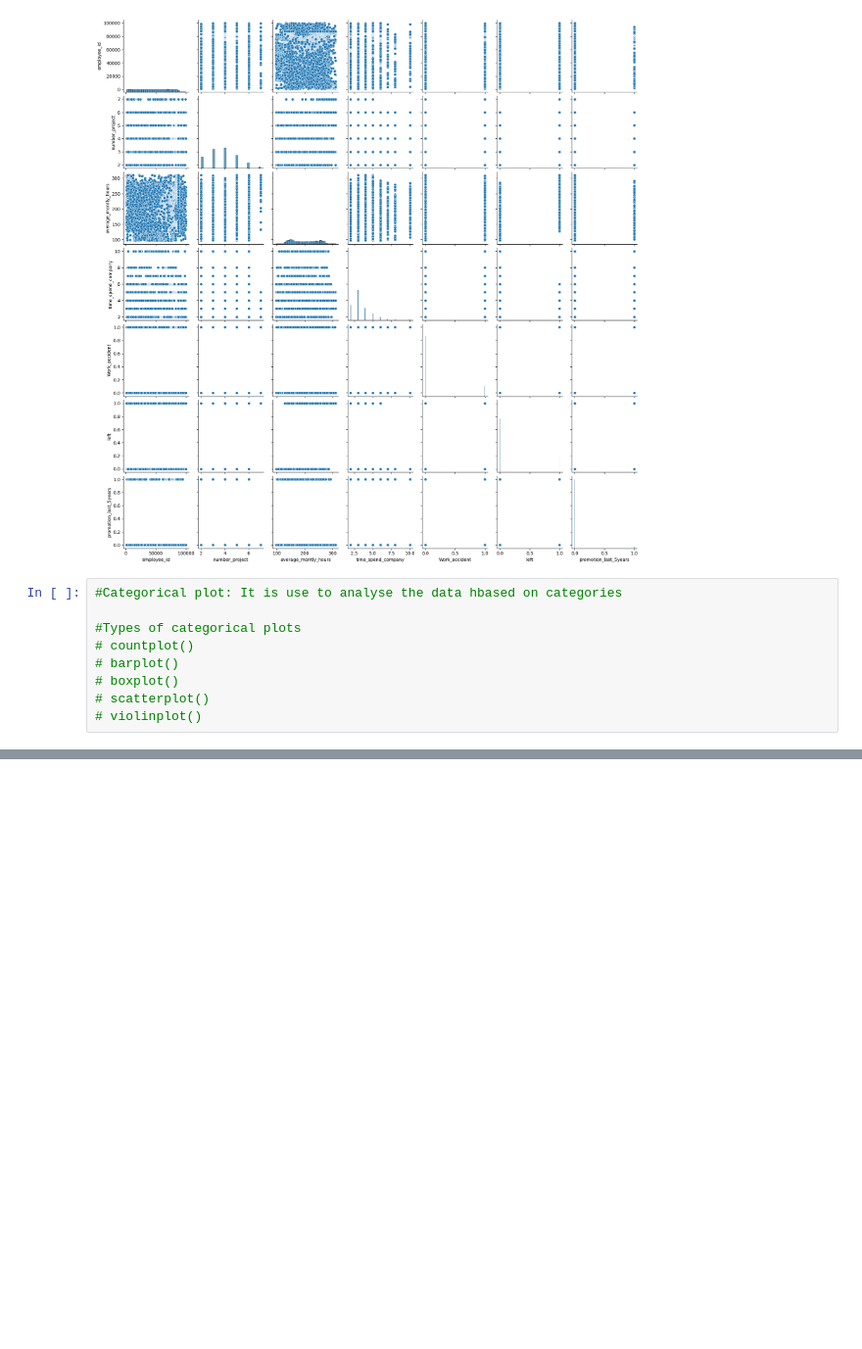
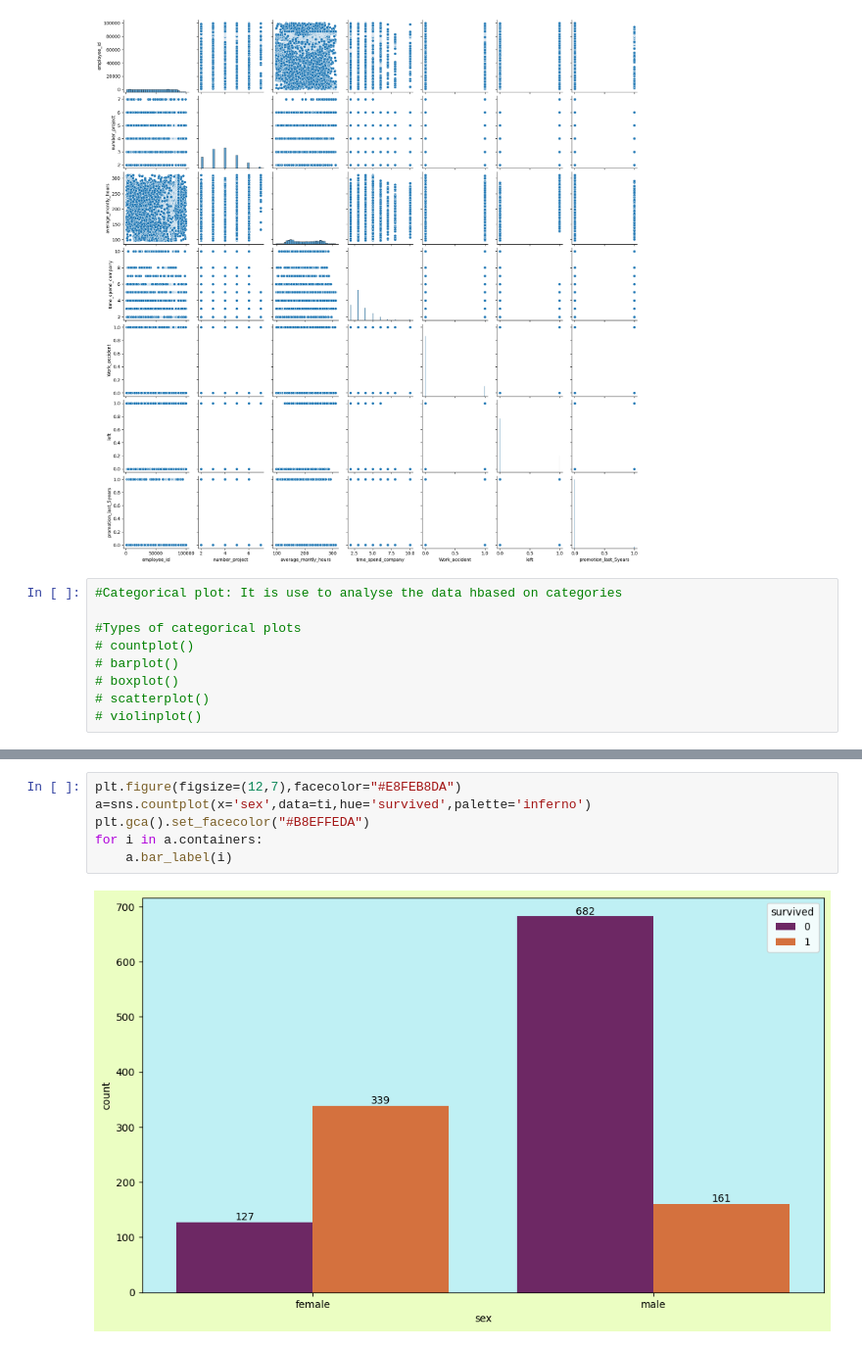
Before and after one commit to ansarali3339/Pyhton-Libaries, a Jupyter notebook: seaborn.ipynb, the cells around one changed output, grey strips where cells are left out. Shown at 98% size. Drawn from its saved outputs; the diff is of its cells as text; blank space fills up the shorter version.

```diff
--- a/seaborn.ipynb
+++ b/seaborn.ipynb
@@ -200,0 +216,8 @@ sns.pairplot(hr)
+# %%
+plt.figure(figsize=(12,7),facecolor="#E8FEB8DA")
+a=sns.countplot(x='sex',data=ti,hue='survived',palette='inferno')
+plt.gca().set_facecolor("#B8EFFEDA")
+for i in a.containers:
+    a.bar_label(i)
+# %% [output]
+[figure, added]
```
Also changed, not shown: parts of 32 cells of this notebook.
